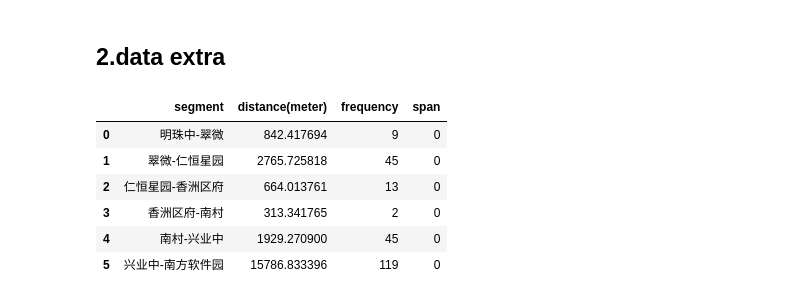
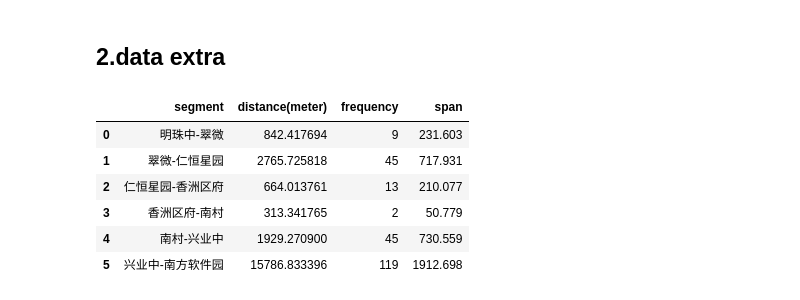
Before and after one commit to NeptuneZheng/shuttle_bus, a Jupyter notebook: script/real_script.ipynb, the cells around one changed output. Cells and saved outputs as stored; diff of their text form; code cells hidden in the pictures.

```diff
--- a/script/real_script.ipynb
+++ b/script/real_script.ipynb
@@ -13,8 +13,6 @@ import math as math
 #坐标系转平面坐标
 def mct2x(lat):
     x = lat/ 20037508.3427892 * 180
-    #y = lon/ 20037508.3427892 * 180
-    #y = 180 / math.pi * (2 * math.atan(math.exp(y * math.pi / 180)) - math.pi / 2)
     return x
 def mct2y(lon):
     result = []
@@ -28,13 +26,15 @@ def mct2y(lon):
 def core_field_extra(stops,records):
 
     df =pd.DataFrame(columns = ['segment','distance(meter)','frequency','span'])
-    segment = ''
-    distance = 0
-    frequency = 0
-    span = 0
+    segment = '' # route between 2 stops
+    distance = 0 # distance of segment
+    frequency = 0 # calculate how many times the IOT equipment post the GPS info
+    span = 0 # how long it takes per segemrn, unit: s
 
-    bus_tracker = 0
-    last_raw = records.iloc[[0]]
+    bus_tracker = 0 #// for bus stop change use
+    if(records.count()[0] > 1):
+        last_raw = records.iloc[0]
+
     for raw in records.itertuples():
         if(bus_tracker < len(stops)):
             flag = raw.latitude < stops.iloc[[bus_tracker]].latitude
@@ -46,10 +46,10 @@ def core_field_extra(stops,records):
                     segment = stops.iloc[bus_tracker,10] + '-' + stops.iloc[bus_tracker+1,10]
                     distance = distance + calculate_distance(last_raw.latitude,last_raw.longitude,
                                                              raw.latitude,raw.longitude)
-#                     span = span + raw.updated - last_raw.updated
+
+                    tim = pd.to_datetime(raw.updated,utc = True) - pd.to_datetime(last_raw.updated,utc = True)
+                    span = span + tim.total_seconds()
                     last_raw = raw
-#                     print(raw)
-#                     continue
 
                 else:
                    df = df.append({'segment':segment,'distance(meter)':distance,'frequency':frequency,'span':span},ignore_index=True)
@@ -57,11 +57,8 @@ def core_field_extra(stops,records):
                    distance = 0
                    frequency = 0
                    span = 0
-#                    print("*************************** change ***********************")
                    bus_tracker= bus_tracker + 1
-#             else:
-#                 print("*************************** change2 ***********************")
-#                 bus_tracker = bus_tracker + 1
+
     return df
 
 def calculate_distance(lat1,lng1,lat2,lng2):
@@ -139,14 +134,15 @@ plt.plot(route_stops.longitude,route_stops.latitude, "g+",location['longitude'],
 [figure]
 # %% [markdown]
 ## 2.data extra
-# %%
-x = core_field_extra(route_stops,location)
-x
-# %% [output]
-|  | segment | distance(meter) | frequency | span |
-| 0 | 明珠中-翠微 | 842.417694 | 9 | 0 |
-| 1 | 翠微-仁恒星园 | 2765.725818 | 45 | 0 |
-| 2 | 仁恒星园-香洲区府 | 664.013761 | 13 | 0 |
-| 3 | 香洲区府-南村 | 313.341765 | 2 | 0 |
-| 4 | 南村-兴业中 | 1929.270900 | 45 | 0 |
-| 5 | 兴业中-南方软件园 | 15786.833396 | 119 | 0 |
+# %%
+#show 5.30 data extra result
+_5_30 = core_field_extra(route_stops,location)
+_5_30
+# %% [output]
+|  | segment | distance(meter) | frequency | span |
+| 0 | 明珠中-翠微 | 842.417694 | 9 | 231.603 |
+| 1 | 翠微-仁恒星园 | 2765.725818 | 45 | 717.931 |
+| 2 | 仁恒星园-香洲区府 | 664.013761 | 13 | 210.077 |
+| 3 | 香洲区府-南村 | 313.341765 | 2 | 50.779 |
+| 4 | 南村-兴业中 | 1929.270900 | 45 | 730.559 |
+| 5 | 兴业中-南方软件园 | 15786.833396 | 119 | 1912.698 |
```
Also changed, not shown: parts of 10 cells of this notebook, 2 other files.
